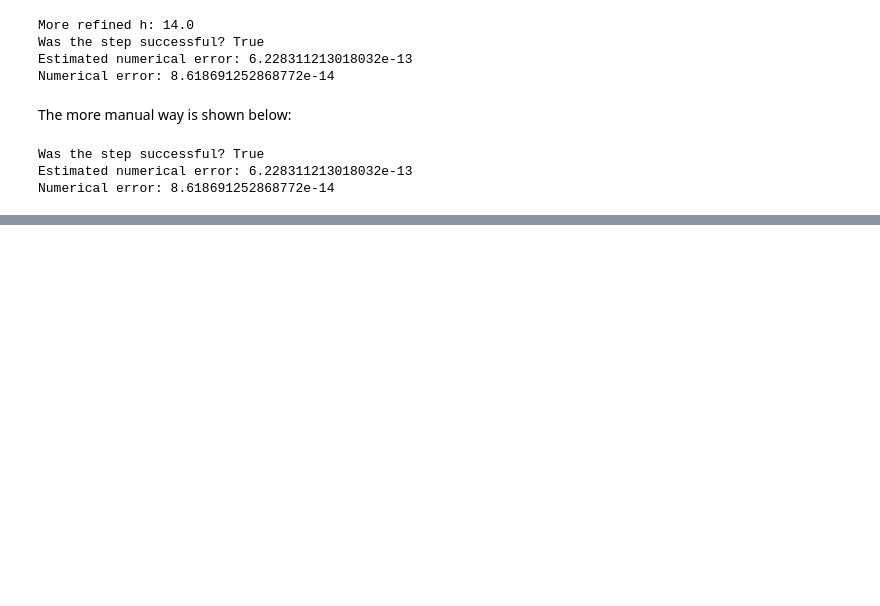
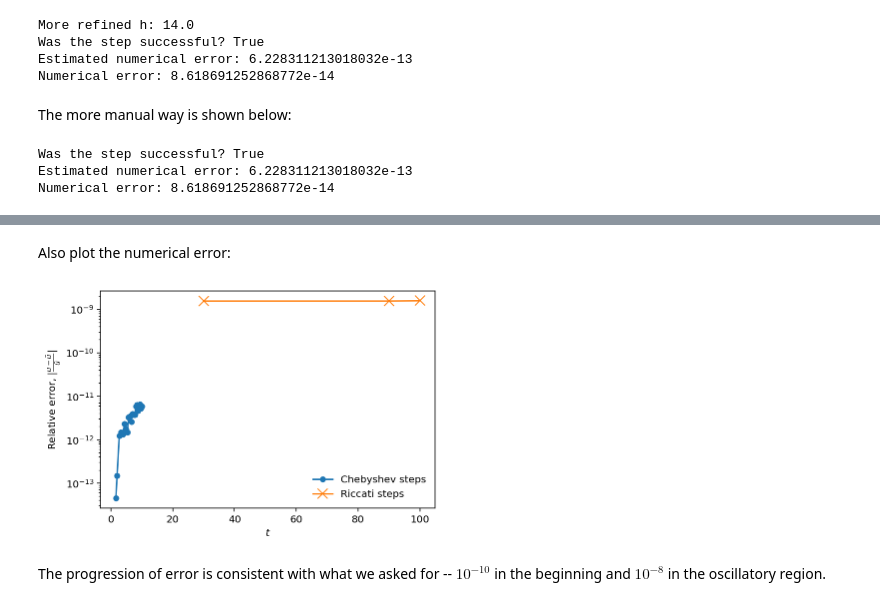
Before and after one commit to fruzsinaagocs/riccati, a Jupyter notebook: docs/source/examples.ipynb, the cells around one changed output, grey strips where cells are left out. Cells and saved outputs as stored; diff of their text form; code cells hidden in the pictures; blank space fills up the shorter version.

```diff
--- a/docs/source/examples.ipynb
+++ b/docs/source/examples.ipynb
@@ -409,0 +486,23 @@ dui = - sp.airy(-ti)[1] - 1j*sp.airy(-ti)[3]
+# %% [markdown]
+Also plot the numerical error:
+# %%
+# Get the analytic solution at the timesteps of the solver
+usanacheb = np.array([sp.airy(-t)[0] + 1j*sp.airy(-t)[2] for t in tscheb])
+usanaricc = np.array([sp.airy(-t)[0] + 1j*sp.airy(-t)[2] for t in tsricc])
+uscheb = np.array(uscheb)
+usricc = np.array(usricc)
+errcheb = np.abs((uscheb - usanacheb)/usanacheb)
+errricc = np.abs((usricc - usanaricc)/usanaricc)
+
+plt.figure()
+
+plt.semilogy(tscheb, errcheb, '.-', label = 'Chebyshev steps')
+plt.semilogy(tsricc, errricc, 'x-', label = 'Riccati steps')
+plt.legend()
+plt.xlabel('$t$')
+plt.ylabel('Relative error, $|\\frac{u - \\tilde{u}}{\\tilde{u}}|$')
+plt.show()
+# %% [output]
+[figure, added]
+# %% [markdown]
+The progression of error is consistent with what we asked for -- $10^{-10}$ in the beginning and $10^{-8}$ in the oscillatory region.
```
Also changed, not shown: parts of 7 cells of this notebook.
